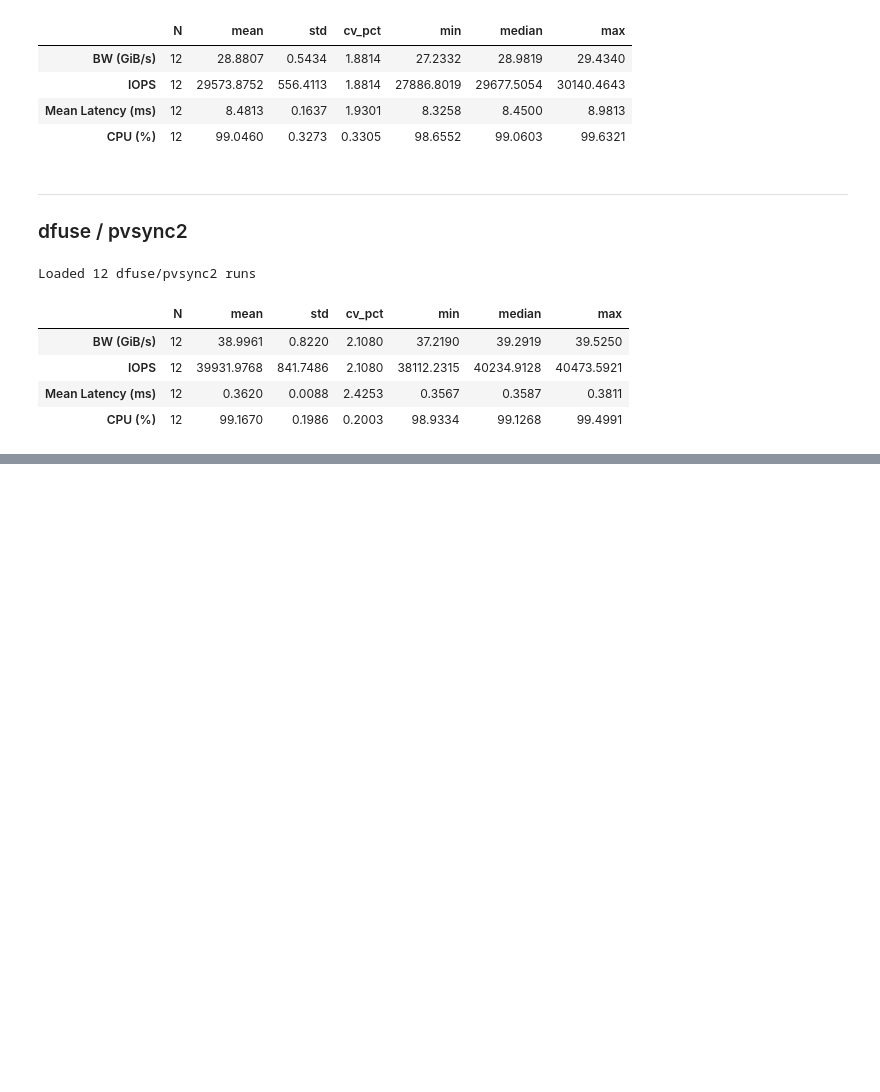
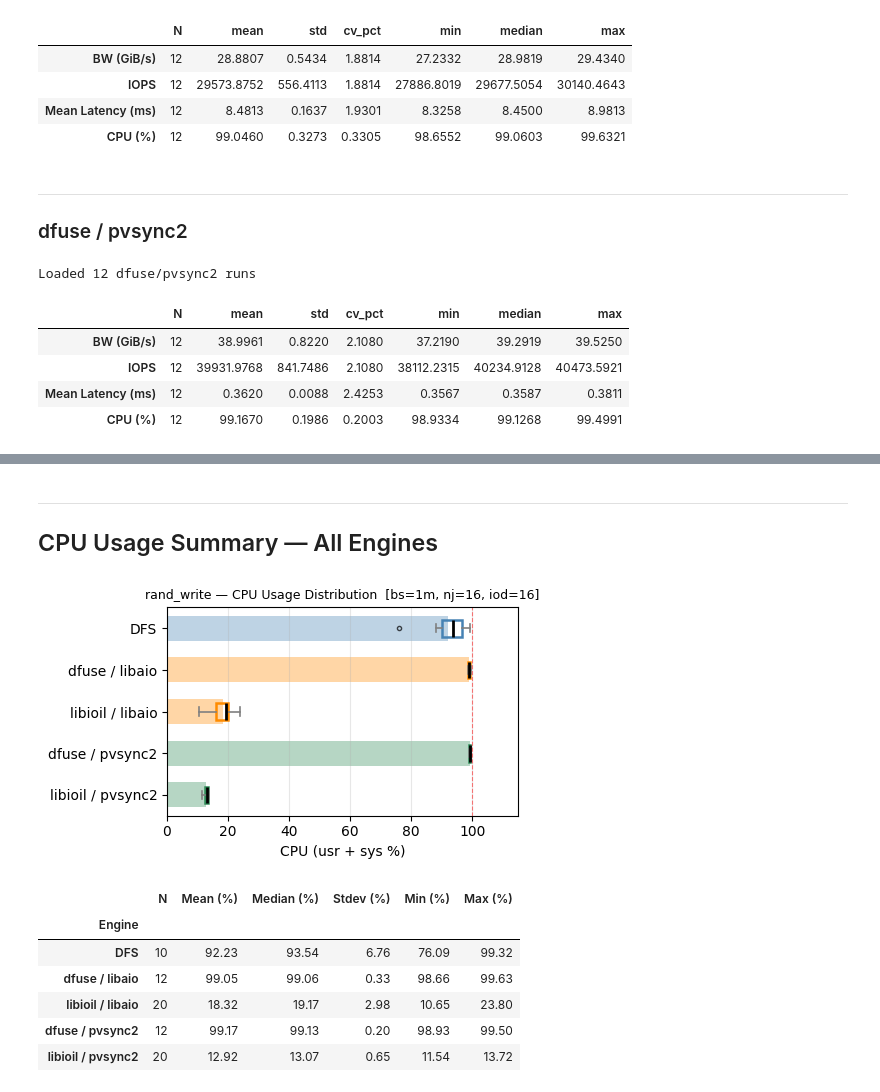
Before and after one commit to cissieAB/pdsw26_daos-bench, a Jupyter notebook: results/aurora/fio/3engines-rand_write/fio_engine_stats.ipynb, the cells around one changed output, grey strips where cells are left out. Saved outputs shown, nothing was run; the diff lists cells and outputs as text; code cells hidden in the pictures; blank space fills up the shorter version.

```diff
--- a/results/aurora/fio/3engines-rand_write/fio_engine_stats.ipynb
+++ b/results/aurora/fio/3engines-rand_write/fio_engine_stats.ipynb
@@ -310,0 +390,63 @@ stats_dfu_pv2
+# %% [markdown]
+---
+## CPU Usage Summary — All Engines
+# %%
+cpu_summary = pd.DataFrame([
+    {
+        "Engine":     name,
+        "N":          len(d),
+        "Mean (%)":   d["cpu"].mean(),
+        "Median (%)": d["cpu"].median(),
+        "Stdev (%)":  d["cpu"].std(),
+        "Min (%)":    d["cpu"].min(),
+        "Max (%)":    d["cpu"].max(),
+    }
+    for name, d in engines.items()
+]).set_index("Engine")
+cpu_summary["N"] = cpu_summary["N"].astype(int)
+pd.set_option("display.float_format", "{:.2f}".format)
+
+fig, ax = plt.subplots(figsize=(5, 3))
+
+# background bars (mean, semi-transparent)
+for i, name in enumerate(names):
+    s = STYLE[name]
+    ax.barh(i, engines[name]["cpu"].mean(), height=0.6,
+            color=s["color"], hatch=s["hatch"], alpha=0.35, edgecolor="none")
+
+# overlay box plots
+bp = ax.boxplot(
+    [engines[n]["cpu"].values for n in names],
+    vert=False, patch_artist=True,
+    positions=range(len(names)), widths=0.4,
+    medianprops=dict(color="black", linewidth=2),
+    whiskerprops=dict(color="gray", linewidth=1.2),
+    capprops=dict(color="gray", linewidth=1.2),
+    flierprops=dict(marker="o", markersize=3, color="gray", alpha=0.7),
+)
+for patch, name in zip(bp["boxes"], names):
+    patch.set_facecolor("none")
+    patch.set_edgecolor(STYLE[name]["color"])
+    patch.set_linewidth(1.8)
+
+ax.set_yticks(range(len(names)))
+ax.set_yticklabels(names)
+ax.invert_yaxis()
+ax.set_xlabel("CPU (usr + sys %)")
+ax.set_xlim(0, 115)
+ax.axvline(100, color="red", linestyle="--", linewidth=0.8, alpha=0.5)
+ax.set_title("rand_write — CPU Usage Distribution  [bs=1m, nj=16, iod=16]", fontsize=9)
+ax.grid(axis="x", alpha=0.3)
+plt.tight_layout()
+plt.show()
+
+cpu_summary
+# %% [output]
+[figure, added]
+|  | N | Mean (%) | Median (%) | Stdev (%) | Min (%) | Max (%) |
+| Engine |  |  |  |  |  |  |
+| DFS | 10 | 92.23 | 93.54 | 6.76 | 76.09 | 99.32 |
+| dfuse / libaio | 12 | 99.05 | 99.06 | 0.33 | 98.66 | 99.63 |
+| libioil / libaio | 20 | 18.32 | 19.17 | 2.98 | 10.65 | 23.80 |
+| dfuse / pvsync2 | 12 | 99.17 | 99.13 | 0.20 | 98.93 | 99.50 |
+| libioil / pvsync2 | 20 | 12.92 | 13.07 | 0.65 | 11.54 | 13.72 |
```
Also changed, not shown: parts of 2 cells of this notebook, 5 other files.
